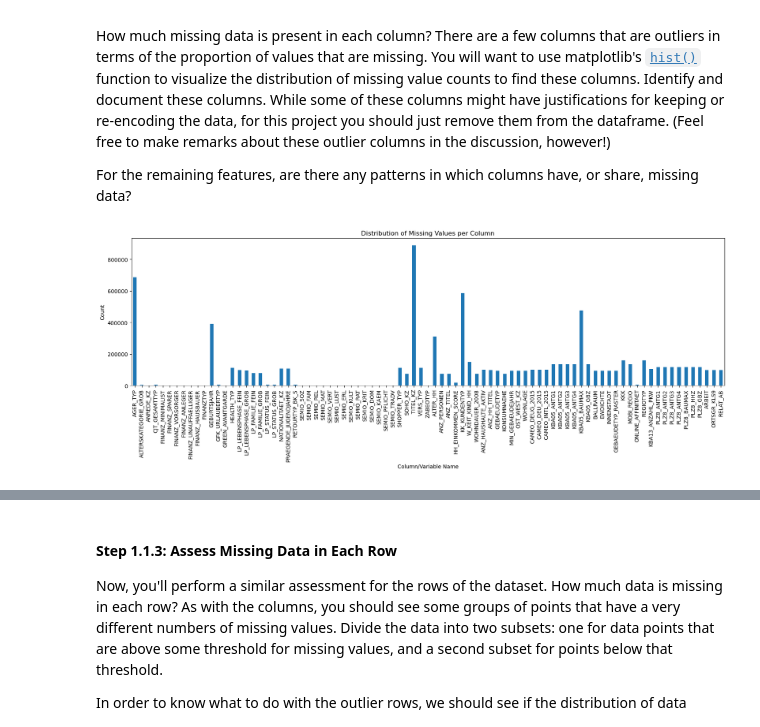
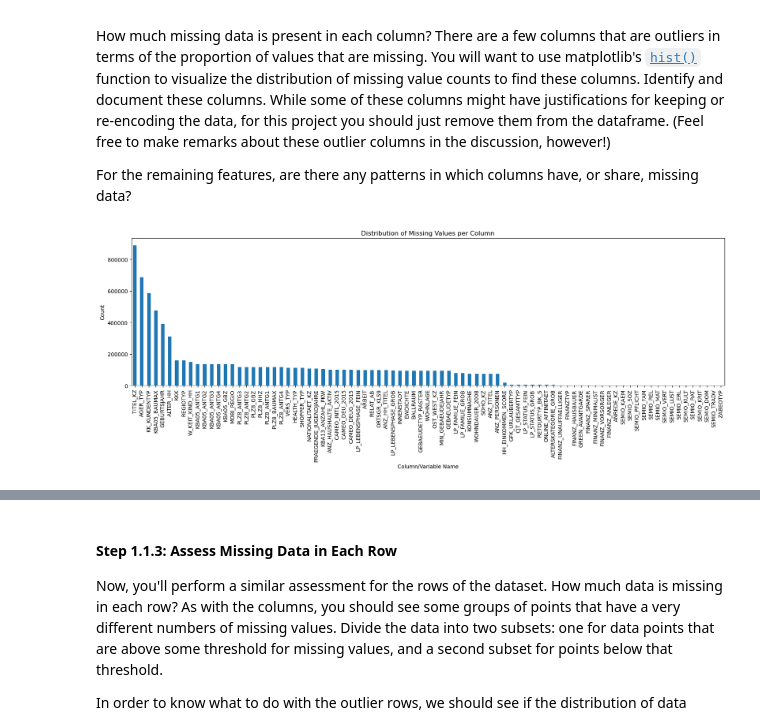
Before and after one commit to rykertracy/Unsupervised_Learning_Project, a Jupyter notebook: Identify_Customer_Segments_Tracy.ipynb, the cells around one changed output, grey strips where cells are left out. Drawn from its saved outputs; the diff is of its cells as text; code cells hidden in the pictures.

```diff
--- a/Identify_Customer_Segments_Tracy.ipynb
+++ b/Identify_Customer_Segments_Tracy.ipynb
@@ -133,12 +134,12 @@ For the remaining features, are there any patterns in which columns have, or sha
 # %%
 # Perform an assessment of how much missing data there is in each column of the
 # dataset.
 plt.figure(figsize=(20,5))
-missing = gen_pop.isna().sum()
+missing = gen_pop.isna().sum().sort_values(ascending = False)
 missing.plot(kind='bar')
 plt.title('Distribution of Missing Values per Column')
 plt.ylabel('Count')
 plt.xlabel('Column/Variable Name')
 plt.show()
 # %% [output]
-[figure, old version]
+[figure, new version]
```
Also changed, not shown: parts of 70 cells of this notebook.
